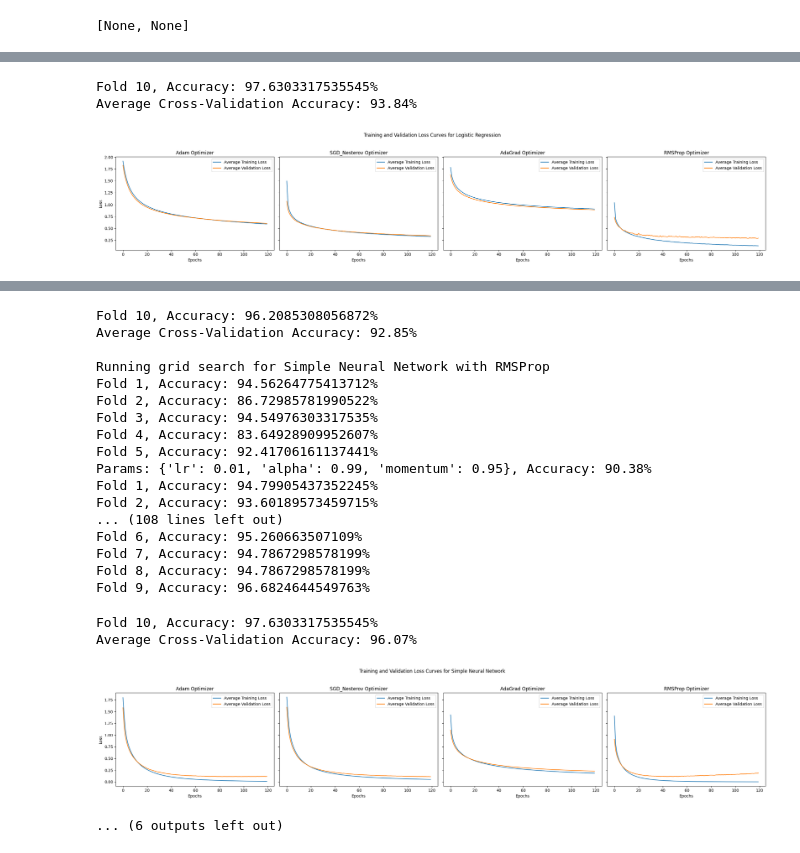
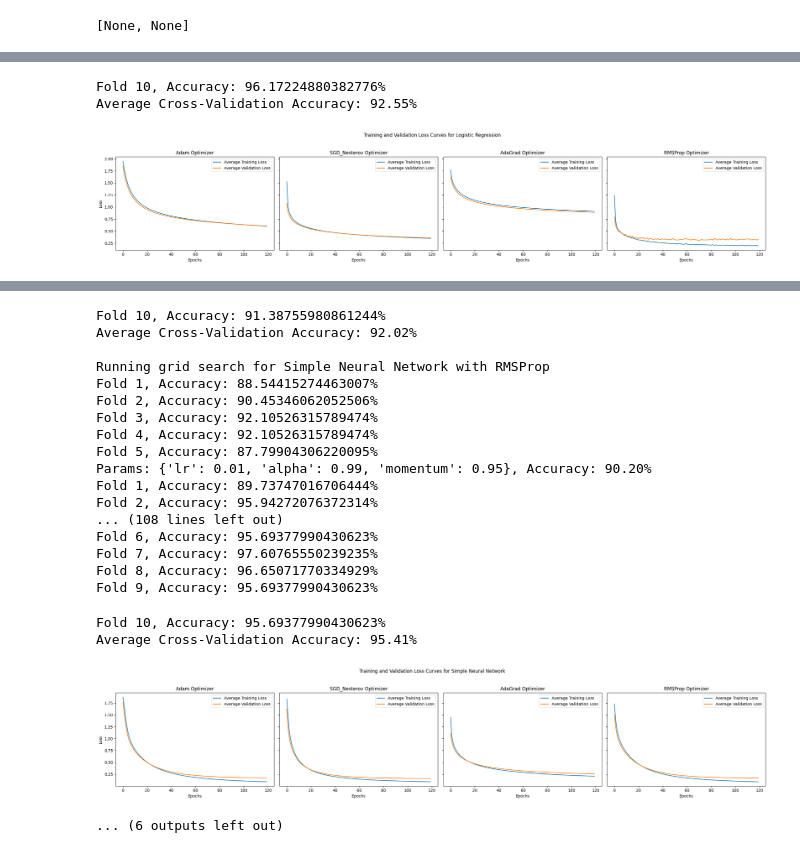
Before and after one commit to JulesBrable/AdvancedML, a Jupyter notebook: notebooks/descriptives.ipynb, the cells around one changed output, grey strips where cells are left out. Saved outputs shown, nothing was run; the diff lists cells and outputs as text; code cells hidden in the pictures.

Commit message:
rerun analysis without data leakage

```diff
--- a/notebooks/descriptives.ipynb
+++ b/notebooks/descriptives.ipynb
@@ -186,7 +243,7 @@ def perform_cross_validation(model_factory: Callable[[int, int], torch.nn.Module
                              X: torch.Tensor,
                              y: torch.Tensor,
                              k_folds: int,
-                             epochs: int = 70) -> List[float]:
+                             epochs: int) -> List[float]:
     """
     Perform k-fold cross-validation and return average test accuracy, training losses, and validation losses.
 
@@ -205,17 +262,35 @@ def perform_cross_validation(model_factory: Callable[[int, int], torch.nn.Module
     all_train_losses, all_test_losses = [], []
 
     for fold, (train_ids, test_ids) in enumerate(kfold.split(X)):
+        # # Split data for the fold
+        # X_train, X_test = X[train_ids], X[test_ids]
+        # y_train, y_test = y[train_ids], y[test_ids]
+
+        # # DataLoaders
+        # train_loader = DataLoader(TensorDataset(X_train, y_train), batch_size=32, shuffle=True)
+        # test_loader = DataLoader(TensorDataset(X_test, y_test), batch_size=32)
         # Split data for the fold
-        X_train, X_test = X[train_ids], X[test_ids]
-        y_train, y_test = y[train_ids], y[test_ids]
+        X_train_fold, X_test_fold = X.iloc[train_ids], X.iloc[test_ids]
+        y_train_fold, y_test_fold = y[train_ids], y[test_ids]
+
+        # Preprocess the data for the current fold
+        X_train_fold, X_test_fold = preprocess_data(X_train_fold, X_test_fold)
+        y_train_fold = pd.get_dummies(y_train_fold).values
+        y_test_fold = pd.get_dummies(y_test_fold).values
+
+        # Convert to tensors
+        X_train_fold, y_train_fold = [torch.tensor(z, dtype=torch.float32) for z in [X_train_fold, y_train_fold]]
+        X_test_fold, y_test_fold = [torch.tensor(z, dtype=torch.float32) for z in [X_test_fold, y_test_fold]]
 
         # DataLoaders
-        train_loader = DataLoader(TensorDataset(X_train, y_train), batch_size=32, shuffle=True)
-        test_loader = DataLoader(TensorDataset(X_test, y_test), batch_size=32)
+        train_loader = DataLoader(TensorDataset(X_train_fold, y_train_fold), batch_size=32, shuffle=True)
+        test_loader = DataLoader(TensorDataset(X_test_fold, y_test_fold), batch_size=32)
+
+
 
         # Determine input and output sizes
-        input_size = X_train.shape[1]
-        output_size = y_train.shape[1] # assuming y_train is one-hot encoded
+        input_size = X_train_fold.shape[1]
+        output_size = y_train_fold.shape[1] # assuming y_train is one-hot encoded
 
         # Initialize model for the current fold
         model = model_factory(input_size, output_size)
@@ -399,7 +474,7 @@ def plot_optimizer_losses(model_name, optimizer_losses, save=False):
     plt.tight_layout(rect=[0, 0.03, 1, 0.95])
     plt.show()
 # %%
-X_preprocessed, y_preprocessed = preprocess_data(X, y)
+#X_preprocessed, y_preprocessed = preprocess_data(X, y)
 
 optimizers = {
     'Adam': (adam_factory, adam_grid),
@@ -417,7 +492,7 @@ for model_name, model_factory in models.items():
 
         # Perform grid search
         best_params, best_accuracy = grid_search_optimizer(
-            model_factory, opt_factory, opt_grid, X_preprocessed, y_preprocessed, k_folds=5, epochs=120
+            model_factory, opt_factory, opt_grid, X_filtered, y_filtered, k_folds=5, epochs=120
         )
         print(f"Best parameters for {model_name} using {opt_name}: {best_params}, Best Accuracy: {best_accuracy}%")
 
@@ -425,10 +500,9 @@ for model_name, model_factory in models.items():
         optimized_optimizer_factory = lambda model: opt_factory(model, **best_params)
         print(f"\nTraining {model_name} with {opt_name} using best parameters")
         avg_accuracy, all_train_losses, all_val_losses = perform_cross_validation(
-            model_factory, optimized_optimizer_factory, X_preprocessed, y_preprocessed, k_folds=10, epochs=120
+            model_factory, optimized_optimizer_factory, X_filtered, y_filtered, k_folds=10, epochs=120
         )
 
-        #lot_train_val_losses(all_train_losses, all_val_losses, model=model_name, opti=opt_name, save=True)
         # Collect losses for plotting
         optimizer_losses[opt_name] = (all_train_losses, all_val_losses)
         avg_accuracies[opt_name] = avg_accuracy
@@ -509,4 +583,4 @@ Fold 9, Accuracy: 94.31279620853081%
-Fold 10, Accuracy: 97.6303317535545%
-Average Cross-Validation Accuracy: 93.84%
+Fold 10, Accuracy: 96.17224880382776%
+Average Cross-Validation Accuracy: 92.55%
-[figure, old version]
+[figure, new version]
 Running grid search for Simple Neural Network with Adam
@@ -563,21 +637,21 @@ Fold 9, Accuracy: 93.8388625592417%
-Fold 10, Accuracy: 96.2085308056872%
-Average Cross-Validation Accuracy: 92.85%
+Fold 10, Accuracy: 91.38755980861244%
+Average Cross-Validation Accuracy: 92.02%
 
 Running grid search for Simple Neural Network with RMSProp
-Fold 1, Accuracy: 94.56264775413712%
-Fold 2, Accuracy: 86.72985781990522%
-Fold 3, Accuracy: 94.54976303317535%
-Fold 4, Accuracy: 83.64928909952607%
-Fold 5, Accuracy: 92.41706161137441%
-Params: {'lr': 0.01, 'alpha': 0.99, 'momentum': 0.95}, Accuracy: 90.38%
-Fold 1, Accuracy: 94.79905437352245%
-Fold 2, Accuracy: 93.60189573459715%
+Fold 1, Accuracy: 88.54415274463007%
+Fold 2, Accuracy: 90.45346062052506%
+Fold 3, Accuracy: 92.10526315789474%
+Fold 4, Accuracy: 92.10526315789474%
+Fold 5, Accuracy: 87.79904306220095%
+Params: {'lr': 0.01, 'alpha': 0.99, 'momentum': 0.95}, Accuracy: 90.20%
+Fold 1, Accuracy: 89.73747016706444%
+Fold 2, Accuracy: 95.94272076372314%
 ... (108 lines left out)
-Fold 6, Accuracy: 95.260663507109%
-Fold 7, Accuracy: 94.7867298578199%
-Fold 8, Accuracy: 94.7867298578199%
-Fold 9, Accuracy: 96.6824644549763%
+Fold 6, Accuracy: 95.69377990430623%
+Fold 7, Accuracy: 97.60765550239235%
+Fold 8, Accuracy: 96.65071770334929%
+Fold 9, Accuracy: 95.69377990430623%
-Fold 10, Accuracy: 97.6303317535545%
-Average Cross-Validation Accuracy: 96.07%
+Fold 10, Accuracy: 95.69377990430623%
+Average Cross-Validation Accuracy: 95.41%
-[figure, old version]
+[figure, new version]
 ... (6 outputs left out)
```
Also changed, not shown: parts of 8 cells of this notebook, 3 other files.
